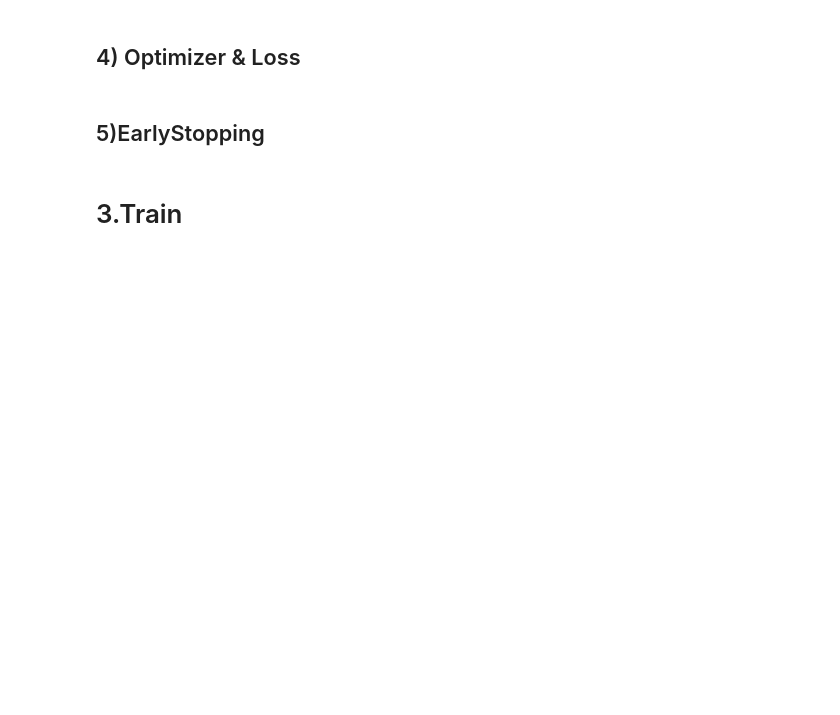
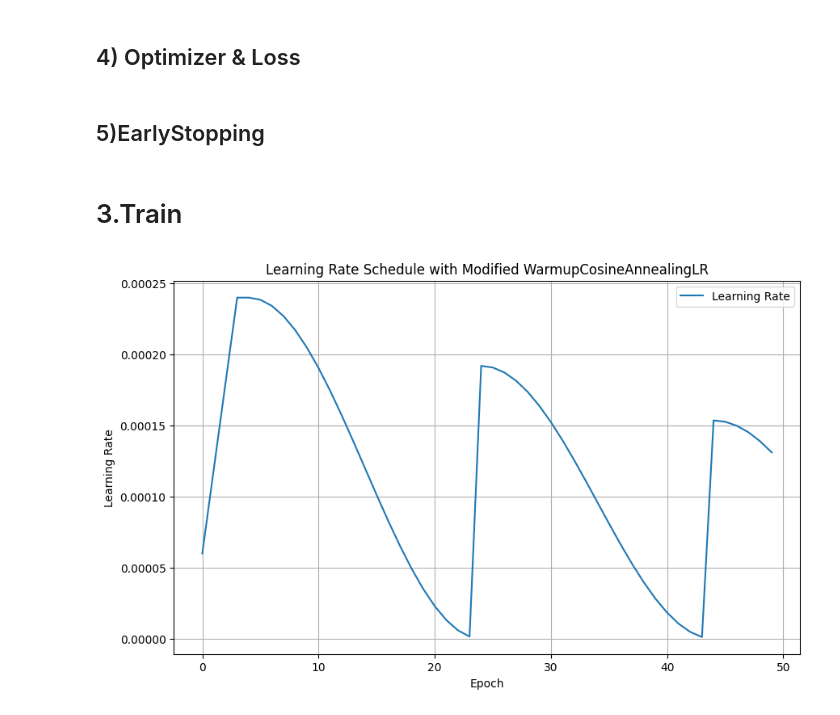
Before and after one commit to leadbreak/study, a Jupyter notebook: algorithm/03.ViT/vit_modeling_main_backup.ipynb, the cells around one changed output. Drawn from its saved outputs; the diff is of its cells as text; code cells hidden in the pictures; blank space fills up the shorter version.

```diff
--- a/algorithm/03.ViT/vit_modeling_main_backup.ipynb
+++ b/algorithm/03.ViT/vit_modeling_main_backup.ipynb
@@ -736,6 +736,58 @@ plt.colorbar()
 plt.ylabel('True label')
 plt.xlabel('Predicted label')
 plt.show()
+# %%
+import matplotlib.pyplot as plt
+import math
+import torch
+from torch.optim.lr_scheduler import _LRScheduler
+
+# 수정된 WarmupCosineAnnealingLR 클래스 정의
+class ModifiedWarmupCosineAnnealingLR(_LRScheduler):
+    def __init__(self, optimizer, warmup_steps, total_steps, t_max, scaling_factor=1.0, last_epoch=-1):
+        self.warmup_steps = warmup_steps
+        self.total_steps = total_steps
+        self.t_max = t_max
+        self.scaling_factor = scaling_factor  # 주기별 감쇠 스케일링 팩터
+        self.cycle = 0  # 현재 주기를 추적
+        super(ModifiedWarmupCosineAnnealingLR, self).__init__(optimizer, last_epoch)
+
+    def get_lr(self):
+        if self.last_epoch < self.warmup_steps:  # warmup 기간 동안
+            return [base_lr * self.last_epoch / self.warmup_steps for base_lr in self.base_lrs]
+        else:  # warmup 이후
+            if (self.last_epoch - self.warmup_steps) % self.t_max == 0:
+                self.cycle += 1  # 새로운 주기 시작
+            self.T_cur = (self.last_epoch - self.warmup_steps) % self.t_max
+            cosine_decay = 0.5 * (1 + math.cos(math.pi * self.T_cur / self.t_max))
+            scaling = self.scaling_factor ** self.cycle  # 주기별 감쇠 적용
+            return [base_lr * cosine_decay * scaling for base_lr in self.base_lrs]
+
+# 예시를 위한 optimizer 및 스케줄러 설정
+class DummyOptimizer(torch.optim.Optimizer):
+    def __init__(self, lr):
+        self.lr = lr
+        self.param_groups = [{'lr': lr}]
+
+dummy_optimizer = DummyOptimizer(lr=0.0003)
+scheduler = ModifiedWarmupCosineAnnealingLR(dummy_optimizer, warmup_steps=5, total_steps=100, t_max=20, scaling_factor=0.8)
+
+# 학습률 그래프 생성
+lrs = []
+for epoch in range(50):
+    scheduler.step()
+    lrs.append(dummy_optimizer.param_groups[0]['lr'])
+
+plt.figure(figsize=(10, 6))
+plt.plot(lrs, label='Learning Rate')
+plt.xlabel('Epoch')
+plt.ylabel('Learning Rate')
+plt.title('Learning Rate Schedule with Modified WarmupCosineAnnealingLR')
+plt.legend()
+plt.grid(True)
+plt.show()
+# %% [output]
+[figure, added]
 # %%
 import pandas as pd
 from sklearn.metrics import accuracy_score, precision_recall_fscore_support
```
Also changed, not shown: 4 other files.
